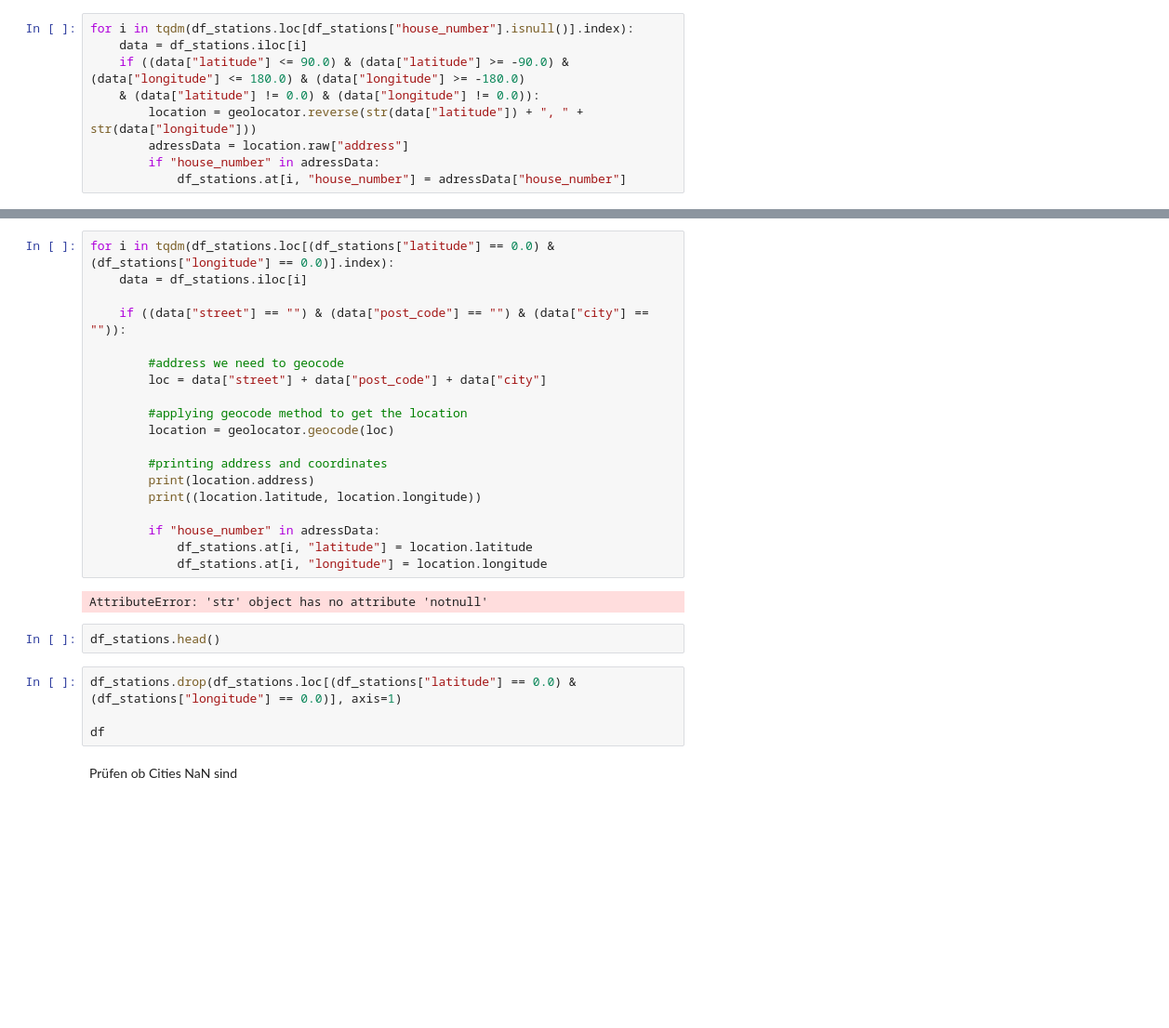
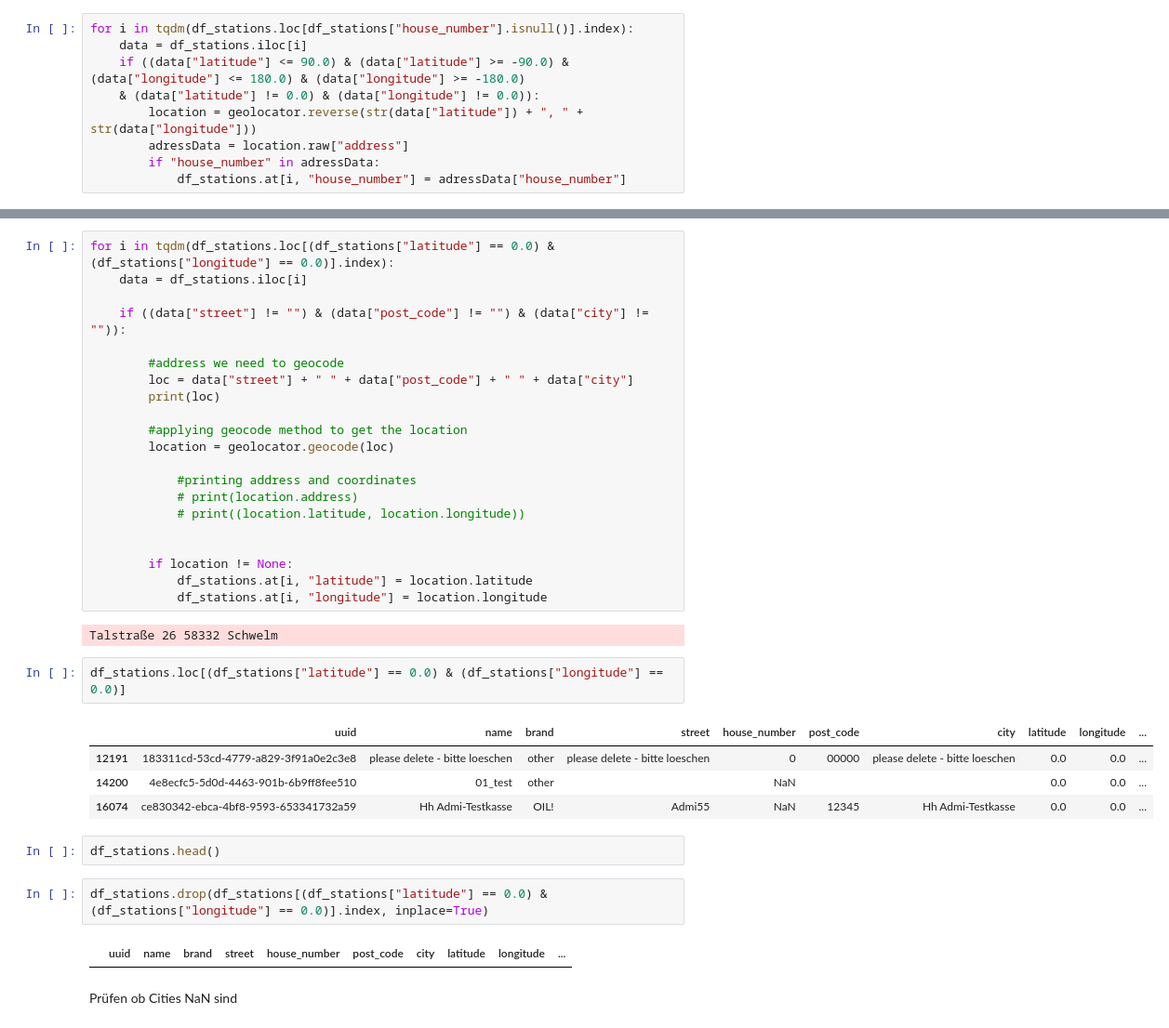
Before and after one commit to TechPiranja/DA_Stud, a Jupyter notebook: nachname_vorname.ipynb, the cells around one changed output, grey strips where cells are left out. Shown at 93% size. Saved outputs shown, nothing was run; the diff lists cells and outputs as text; blank space fills up the shorter version.

```diff
--- a/nachname_vorname.ipynb
+++ b/nachname_vorname.ipynb
@@ -120,29 +133,38 @@ SyntaxError: invalid non-printable character U+00A0 (<ipython-input-1-5ec2e95185
 for i in tqdm(df_stations.loc[(df_stations["latitude"] == 0.0) & (df_stations["longitude"] == 0.0)].index):
     data = df_stations.iloc[i]
 
-    if ((data["street"] == "") & (data["post_code"] == "") & (data["city"] == "")):
+    if ((data["street"] != "") & (data["post_code"] != "") & (data["city"] != "")):
 
         #address we need to geocode
-        loc = data["street"] + data["post_code"] + data["city"]
+        loc = data["street"] + " " + data["post_code"] + " " + data["city"]
+        print(loc)
 
         #applying geocode method to get the location
         location = geolocator.geocode(loc)
 
-        #printing address and coordinates
-        print(location.address)
-        print((location.latitude, location.longitude))
+            #printing address and coordinates
+            # print(location.address)
+            # print((location.latitude, location.longitude))
 
-        if "house_number" in adressData:
+
+        if location != None:
             df_stations.at[i, "latitude"] = location.latitude
             df_stations.at[i, "longitude"] = location.longitude
 # %% [output]
-AttributeError: 'str' object has no attribute 'notnull'
+Talstraße 26 58332 Schwelm
+# %%
+df_stations.loc[(df_stations["latitude"] == 0.0) & (df_stations["longitude"] == 0.0)]
+# %% [output]
+|  | uuid | name | brand | street | house_number | post_code | city | latitude | longitude | ... |
+| 12191 | 183311cd-53cd-4779-a829-3f91a0e2c3e8 | please delete - bitte loeschen | other | please delete - bitte loeschen | 0 | 00000 | please delete - bitte loeschen | 0.0 | 0.0 | ... |
+| 14200 | 4e8ecfc5-5d0d-4463-901b-6b9ff8fee510 | 01_test | other |  | NaN |  |  | 0.0 | 0.0 | ... |
+| 16074 | ce830342-ebca-4bf8-9593-653341732a59 | Hh Admi-Testkasse | OIL! | Admi55 | NaN | 12345 | Hh Admi-Testkasse | 0.0 | 0.0 | ... |
 # %%
 df_stations.head()
 # %%
-df_stations.drop(df_stations.loc[(df_stations["latitude"] == 0.0) & (df_stations["longitude"] == 0.0)], axis=1)
-
-df
+df_stations.drop(df_stations[(df_stations["latitude"] == 0.0) & (df_stations["longitude"] == 0.0)].index, inplace=True)
+# %% [output]
+|  | uuid | name | brand | street | house_number | post_code | city | latitude | longitude | ... |
 # %% [markdown]
 Prüfen ob Cities NaN sind
 # %% [markdown]
```
Also changed, not shown: parts of 7 cells of this notebook, 1 other file.
